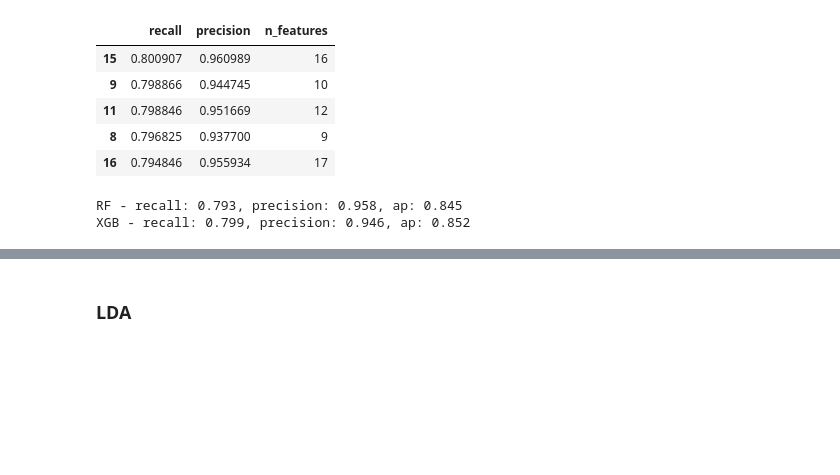
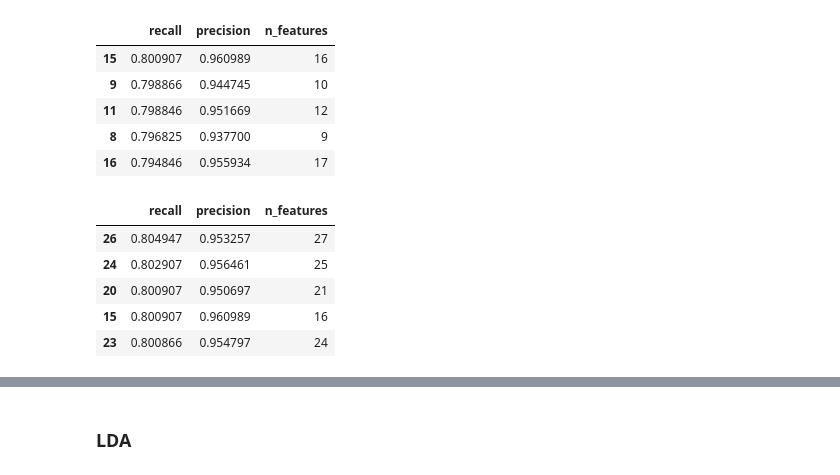
Before and after one commit to VladimirIsakov91/CreditCardFraud, a Jupyter notebook: CreditCardFraud.ipynb, the cells around one changed output, grey strips where cells are left out. Saved outputs shown, nothing was run; the diff lists cells and outputs as text; code cells hidden in the pictures; blank space fills up the shorter version.

```diff
--- a/CreditCardFraud.ipynb
+++ b/CreditCardFraud.ipynb
@@ -428,4 +435,17 @@ rfe_df.sort_values(by='recall', ascending=False).head()
 | 11 | 0.798846 | 0.951669 | 12 |
 | 8 | 0.796825 | 0.937700 | 9 |
 | 16 | 0.794846 | 0.955934 | 17 |
+# %%
+rfe_df = pandas.DataFrame(data={'recall': rfe_xgb_recall.grid_scores_,
+                                'precision': rfe_rf_precision.grid_scores_,
+                                'n_features': [i for i in range(1, 30)]},
+                                )
+rfe_df.sort_values(by='recall', ascending=False).head()
+# %% [output]
+|  | recall | precision | n_features |
+| 26 | 0.804947 | 0.953257 | 27 |
+| 24 | 0.802907 | 0.956461 | 25 |
+| 20 | 0.800907 | 0.950697 | 21 |
+| 15 | 0.800907 | 0.960989 | 16 |
+| 23 | 0.800866 | 0.954797 | 24 |
 # %%
@@ -434,21 +456,18 @@ X_ = X[columns]
 # %%
 rf = Experiment(model=RandomForestClassifier(random_state=SEED, n_jobs=JOBS),
-                X=X_,
+                X=X_rf,
                 y=y,
                 name='RF',
                 smote=False,
                 n_splits=5)
 
 xgb = Experiment(model=XGBClassifier(random_state=SEED, n_jobs=JOBS),
-                X=X_,
+                X=X_xgb,
                 y=y,
                 name='XGB',
                 smote=False,
                 n_splits=5)
 
 experiments = [rf, xgb]
-# %% [output]
-RF - recall: 0.793, precision: 0.958, ap: 0.845
-XGB - recall: 0.799, precision: 0.946, ap: 0.852
 # %%
 cms, run_stats, run_metrics = ml_run(experiments=experiments)
```
Also changed, not shown: parts of 10 cells of this notebook, 2 other files.
